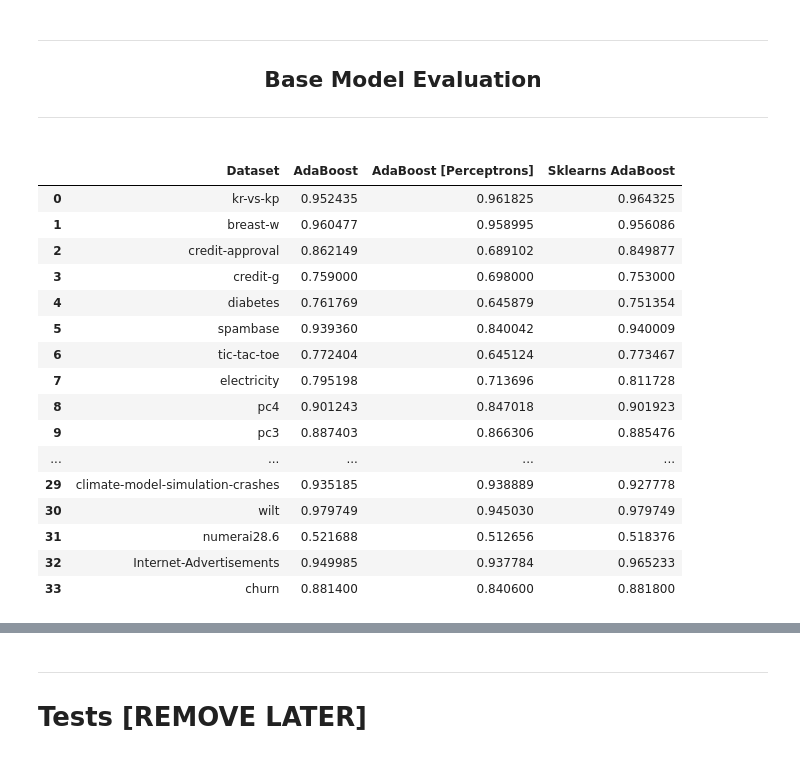
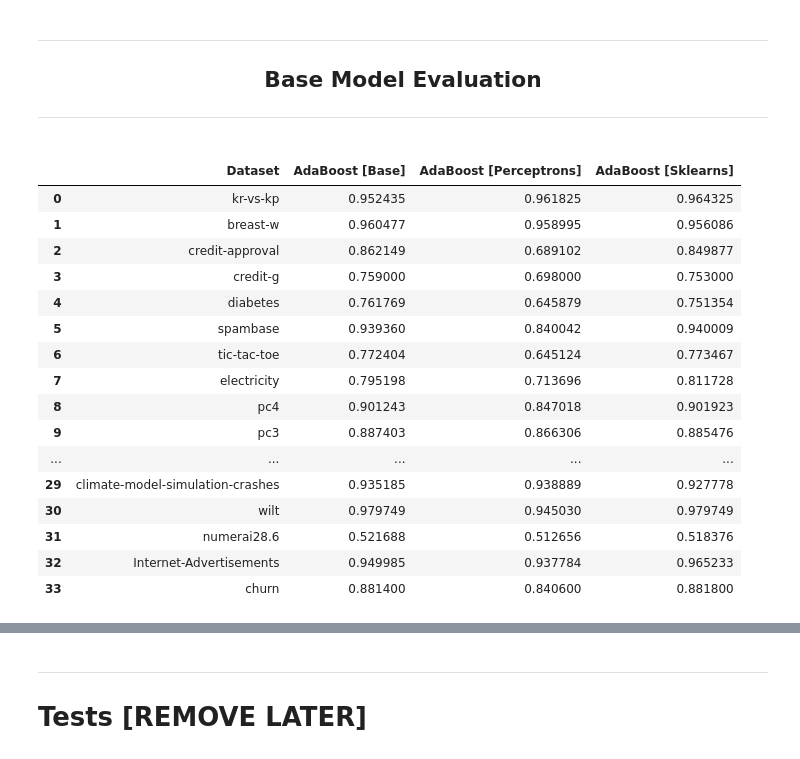
Before and after one commit to EstevesX10/ML1-AdaBoost-Analysis-Optimization, a Jupyter notebook: AdaBoost/AdaBoost.ipynb, the cells around one changed output, grey strips where cells are left out. Cells and saved outputs as stored; diff of their text form; code cells hidden in the pictures.

```diff
--- a/AdaBoost/AdaBoost.ipynb
+++ b/AdaBoost/AdaBoost.ipynb
@@ -291,14 +292,14 @@ for task_id, info_task in my_tasks.items():
 </div>
 # %%
 # Define the column's names
-cols = ['Dataset', 'AdaBoost', 'AdaBoost [Perceptrons]', 'Sklearns AdaBoost']
+cols = ['Dataset', 'AdaBoost [Base]', 'AdaBoost [Perceptrons]', 'AdaBoost [Sklearns]']
 
 models = [AdaBoost(), AdaBoostPerceptron(), AdaBoostClassifier()]
 model_evaluation = Evaluate_Models(my_tasks, models, cols)
 model_evaluation.to_csv('./Results.csv', index=False)
 model_evaluation
 # %% [output]
-|  | Dataset | AdaBoost | AdaBoost [Perceptrons] | Sklearns AdaBoost |
+|  | Dataset | AdaBoost [Base] | AdaBoost [Perceptrons] | AdaBoost [Sklearns] |
 | 0 | kr-vs-kp | 0.952435 | 0.961825 | 0.964325 |
 | 1 | breast-w | 0.960477 | 0.958995 | 0.956086 |
 | 2 | credit-approval | 0.862149 | 0.689102 | 0.849877 |
```
Also changed, not shown: parts of 14 cells of this notebook.
